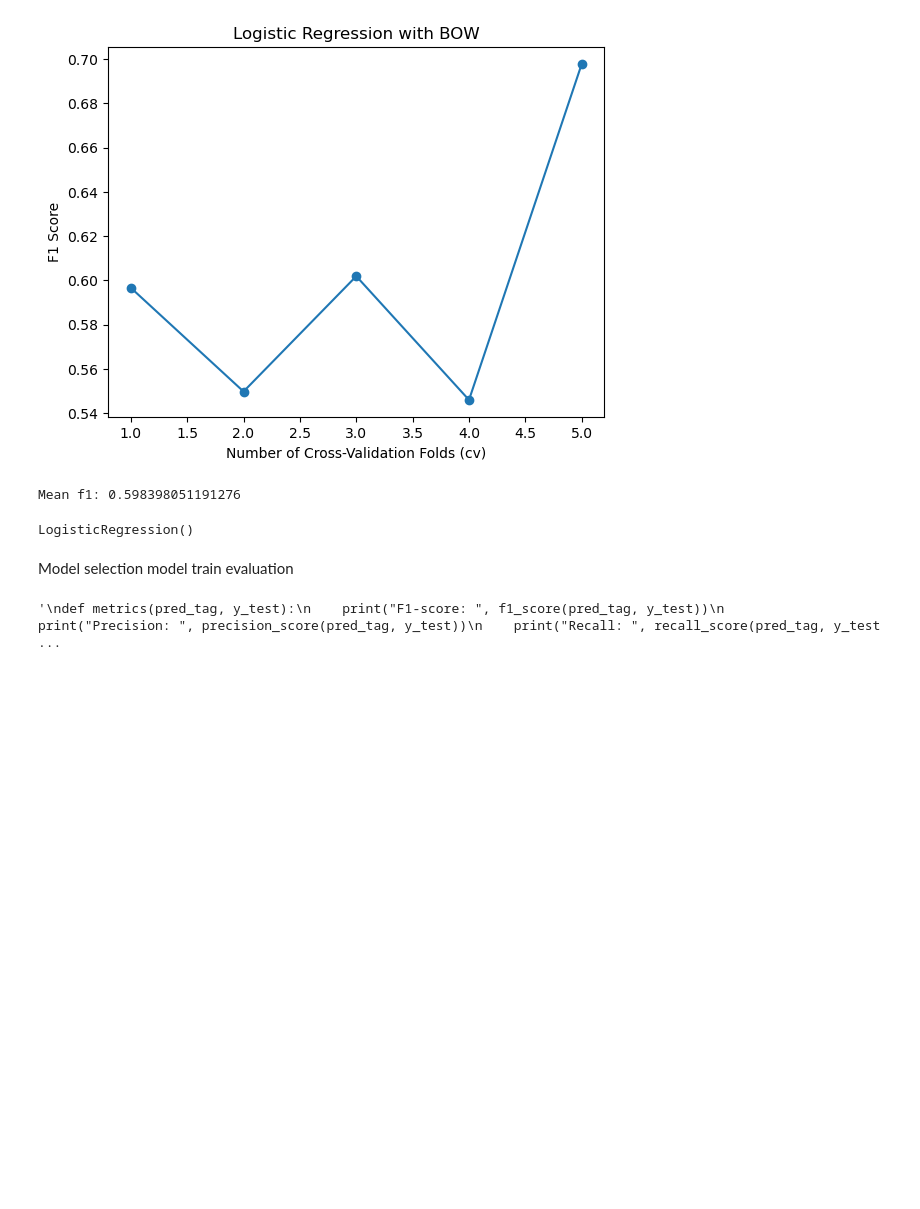
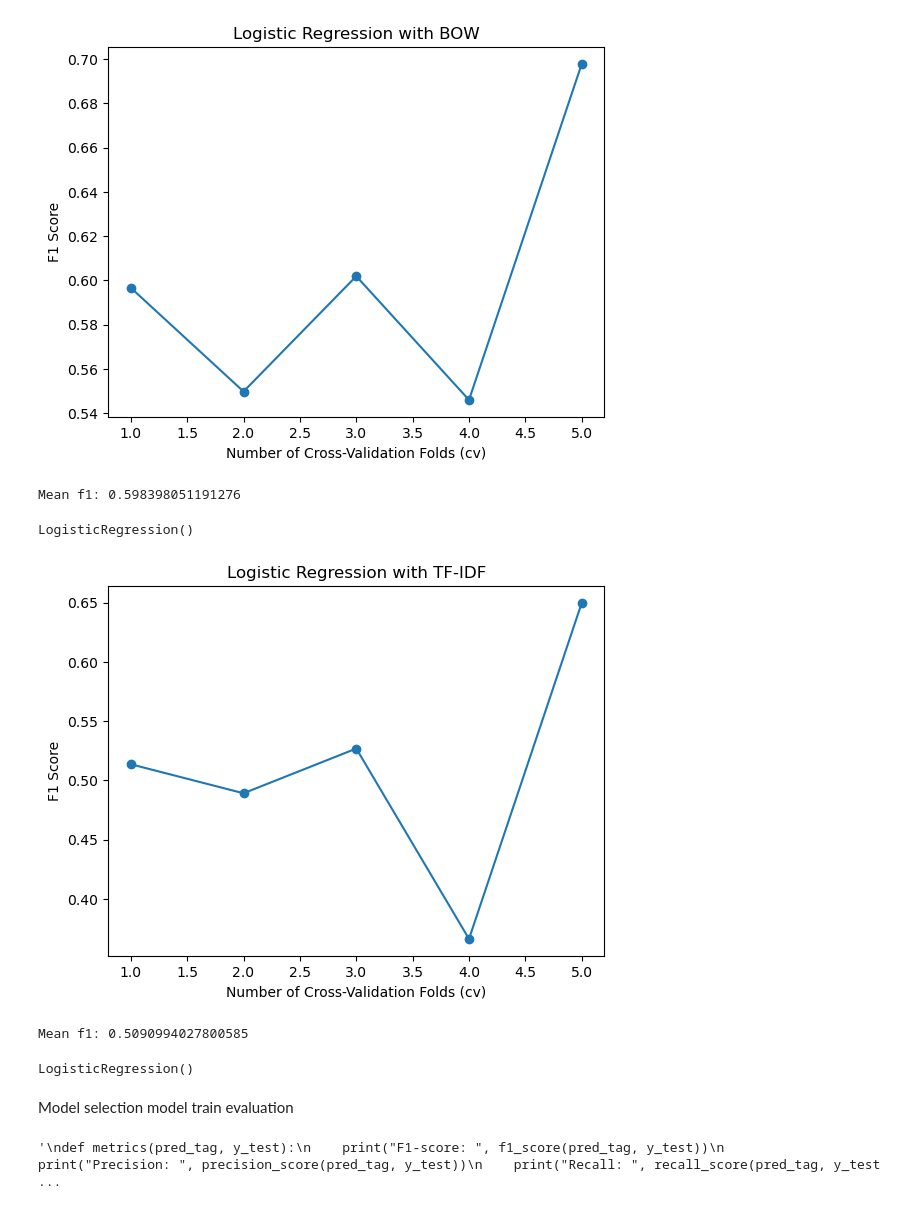
Before and after one commit to Mina-Moeini/Disaster_Tweet, a Jupyter notebook: disaster-tweet.ipynb, the cells around one changed output. Cells and saved outputs as stored; diff of their text form; code cells hidden in the pictures; blank space fills up the shorter version.

```diff
--- a/disaster-tweet.ipynb
+++ b/disaster-tweet.ipynb
@@ -462,6 +462,23 @@ clf.fit(bow_train, df_train["target"])
 [figure]
 Mean f1: 0.598398051191276
 LogisticRegression()
+# %%
+#Logistic Regression with TF-IDF
+clf_tfidf = LogisticRegression()
+scores_tfidf = model_selection.cross_val_score(clf_tfidf, train_tfidf, df_train["target"], cv=5, scoring="f1")
+cv_values = range(1, len(scores_tfidf) + 1)  # x-axis: cv
+score_values = scores_tfidf  # y-axis: scores
+plt.plot(cv_values, score_values, marker='o')
+plt.xlabel('Number of Cross-Validation Folds (cv)')
+plt.ylabel('F1 Score')
+plt.title('Logistic Regression with TF-IDF')
+plt.show()
+print("Mean f1:", scores_tfidf.mean())
+clf.fit(train_tfidf, df_train["target"])
+# %% [output]
+[figure, added]
+Mean f1: 0.5090994027800585
+LogisticRegression()
 # %% [markdown]
 
 
```
Also changed, not shown: parts of 1 cell of this notebook.
